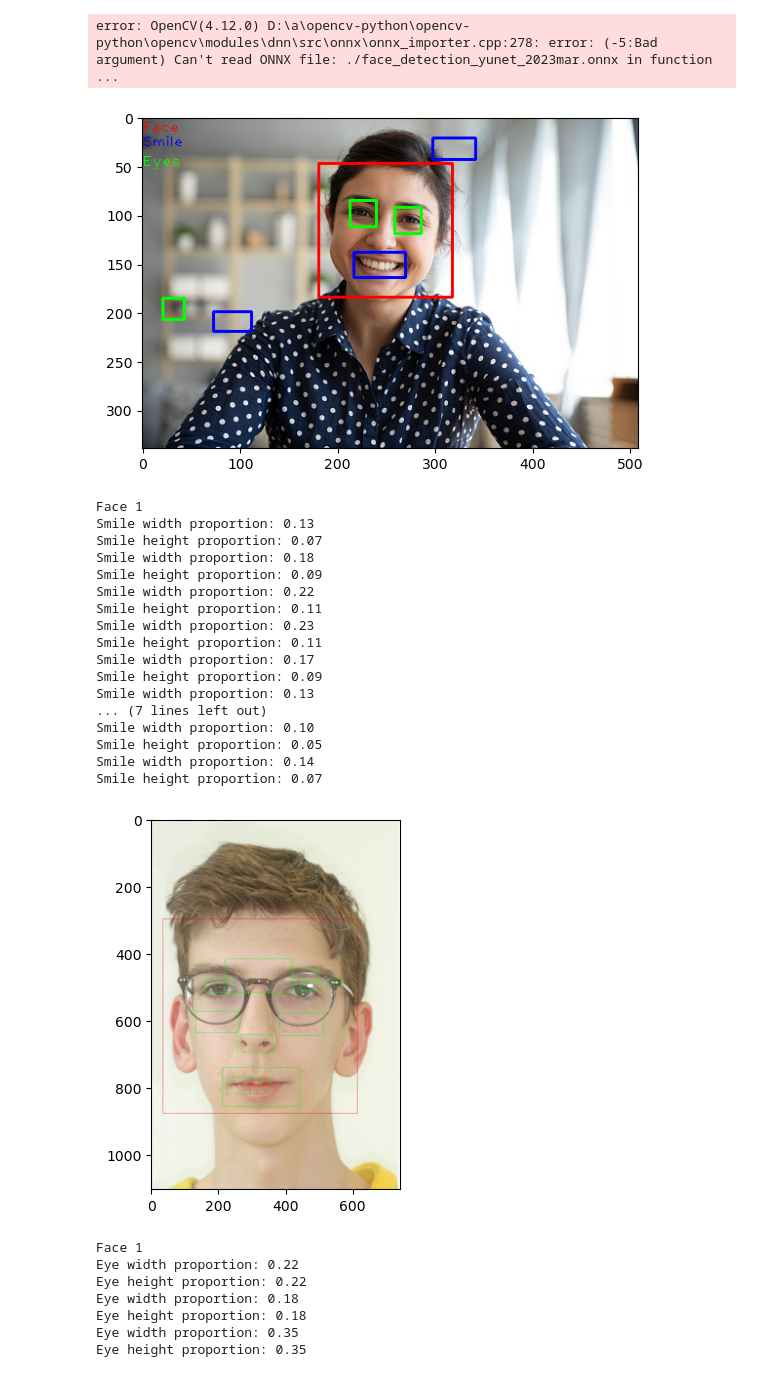
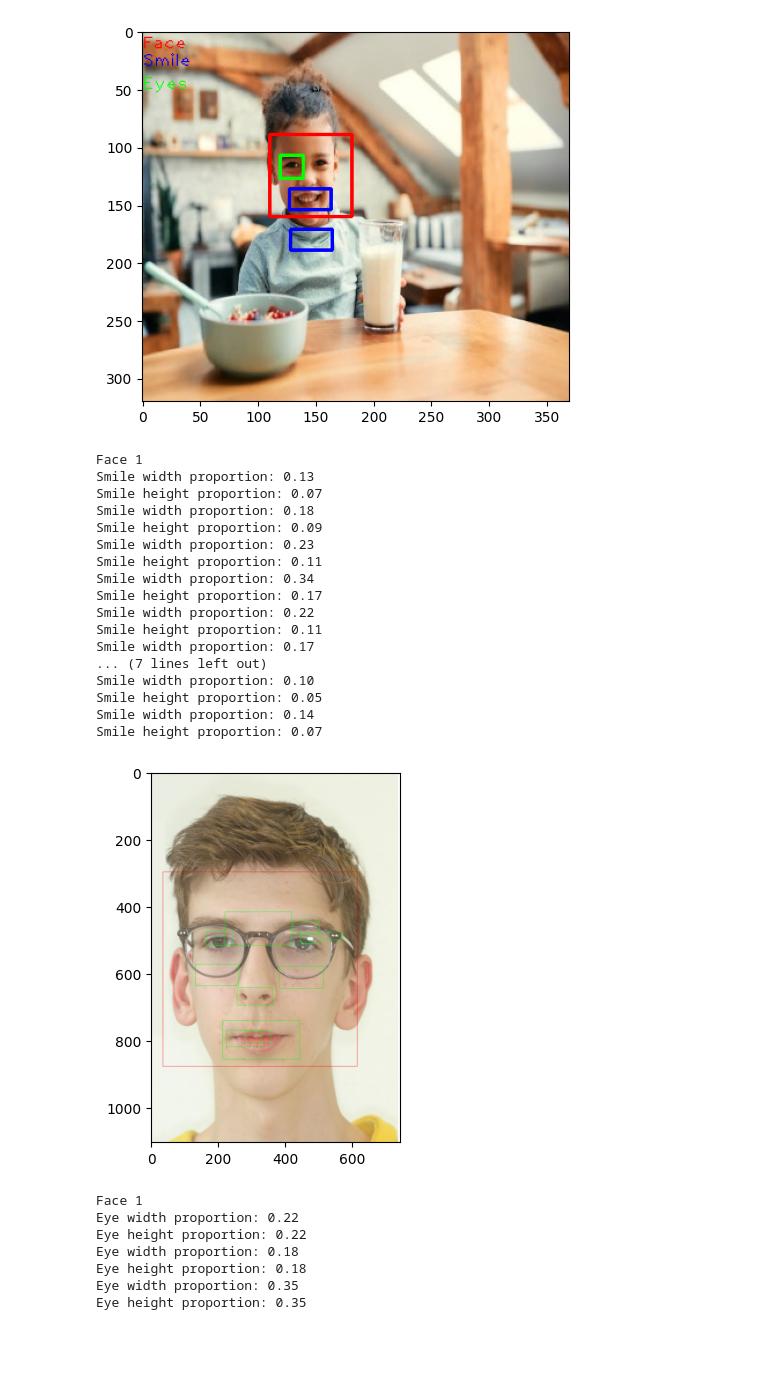
Before and after one commit to hbarnes163/bootcamp_y2_sum2, a Jupyter notebook: Summative2/facedetection.ipynb, the cells around one changed output. Drawn from its saved outputs; the diff is of its cells as text; code cells hidden in the pictures; blank space fills up the shorter version.

```diff
--- a/Summative2/facedetection.ipynb
+++ b/Summative2/facedetection.ipynb
@@ -7,15 +7,8 @@ import os
 #the following are to do with this interactive notebook code
 %matplotlib inline
 from matplotlib import pyplot as plt # this lets you draw inline pictures in the notebooks
-# %%
-cv2.FaceDetectorYN_create('./face_detection_yunet_2023mar.onnx',
-                          "",
-                          (300, 300),
-                          score_threshold=0.5)
-# %% [output]
-error: OpenCV(4.12.0) D:\a\opencv-python\opencv-python\opencv\modules\dnn\src\onnx\onnx_importer.cpp:278: error: (-5:Bad argument) Can't read ONNX file: ./face_detection_yunet_2023mar.onnx in function ...
 # %%
-def face_detect(photo, scaleFactor=1.1, minNeighbors=5, facecolor =(255,0,0), eyecolor =(0,255,0), smilecolor =(0,0,255), thickness=2, smilescale = 2, eyescale = 4):
+def face_detect(photo, scaleFactor=1.2, minNeighbors=5, facecolor =(255,0,0), eyecolor =(0,255,0), smilecolor =(0,0,255), thickness=2, smilescale = 2, eyescale = 4):
     person_grey = cv2.cvtColor(photo, cv2.COLOR_BGR2GRAY)
     photo = cv2.cvtColor(photo, cv2.COLOR_BGR2RGB)
     #person_grey = cv2.GaussianBlur(person_grey, (5, 5),0)
@@ -48,9 +41,9 @@ def face_detect(photo, scaleFactor=1.1, minNeighbors=5, facecolor =(255,0,0), ey
 
     plt.imshow(photo)
 # %%
-face_detect(cv2.imread('Images/Day 2_Programming Lab_Person.jpg'))
+face_detect(cv2.imread('data/control/3.jpg'))
 # %% [output]
-[figure, old version]
+[figure, new version]
 # %%
 def mouth_prop(photo, scaleFactor=1.1, minNeighbors=5):
     person_grey = cv2.cvtColor(photo, cv2.COLOR_BGR2GRAY)
@@ -72,26 +65,26 @@ def mouth_prop(photo, scaleFactor=1.1, minNeighbors=5):
             print(f"Smile height proportion: {smile_proportion_height:.2f}")
     plt.imshow(photo)
 # %%
-mouth_prop(cv2.imread('Images/marfan_syndrome.jpg'), 1.1, 10)
+mouth_prop(cv2.imread('data/control/159.jpg'), 1.1, 10)
 # %% [output]
 Face 1
 Smile width proportion: 0.13
 Smile height proportion: 0.07
 Smile width proportion: 0.18
 Smile height proportion: 0.09
+Smile width proportion: 0.23
+Smile height proportion: 0.11
+Smile width proportion: 0.34
+Smile height proportion: 0.17
 Smile width proportion: 0.22
 Smile height proportion: 0.11
-Smile width proportion: 0.23
-Smile height proportion: 0.11
 Smile width proportion: 0.17
-Smile height proportion: 0.09
-Smile width proportion: 0.13
 ... (7 lines left out)
 Smile width proportion: 0.10
 Smile height proportion: 0.05
 Smile width proportion: 0.14
 Smile height proportion: 0.07
-[figure, old version]
+[figure, new version]
 # %%
 def eye_prop(photo, scaleFactor=1.1, minNeighbors=5):
     person_grey = cv2.cvtColor(photo, cv2.COLOR_BGR2GRAY)
```
Also changed, not shown: parts of 10 cells of this notebook, 1 other file.
